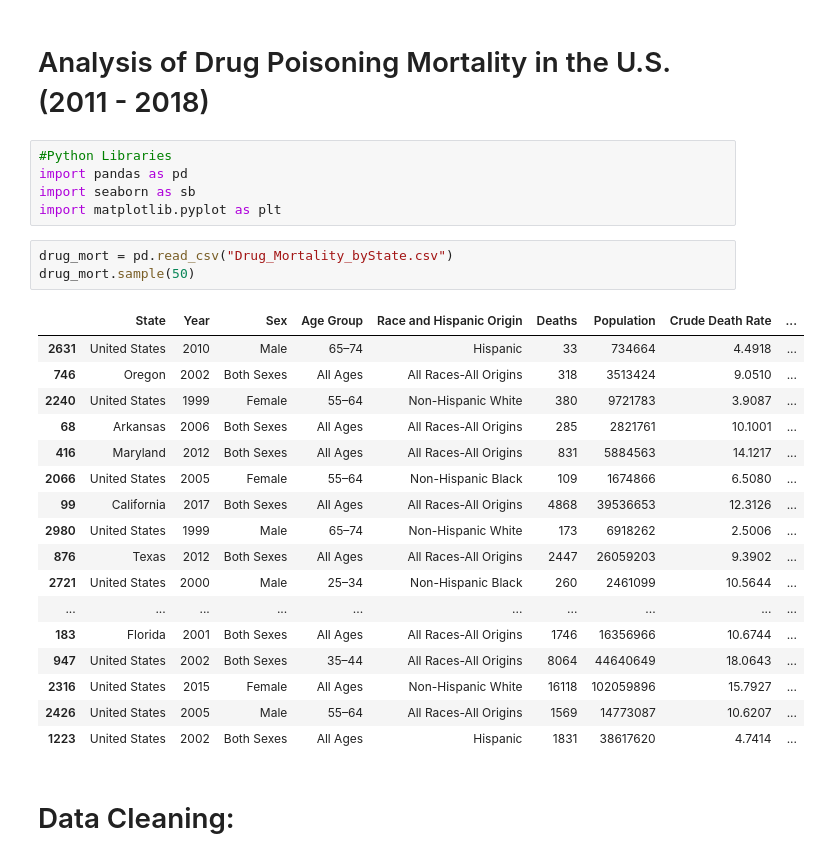
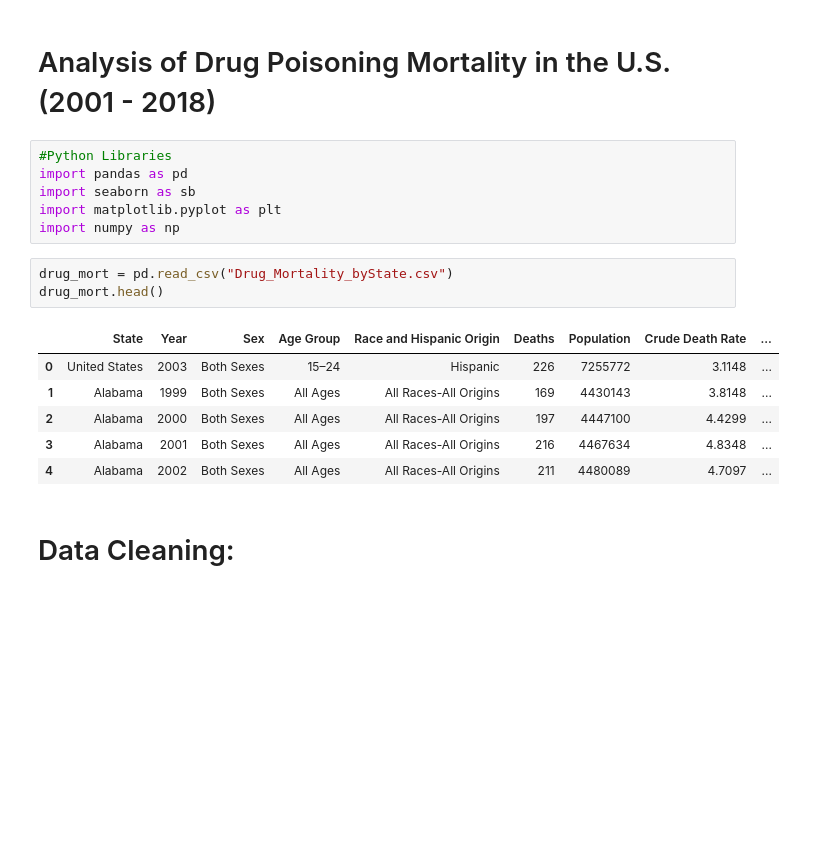
Before and after one commit to cwaggles/TOOL1_FINAL_PROJECT, a Jupyter notebook: Data Science Tools 1 - Final Project.ipynb, the cells around one changed output. Drawn from its saved outputs; the diff is of its cells as text; blank space fills up the shorter version.

```diff
--- a/Data Science Tools 1 - Final Project.ipynb
+++ b/Data Science Tools 1 - Final Project.ipynb
@@ -1,31 +1,21 @@
 # %% [markdown]
-# Analysis of Drug Poisoning Mortality in the U.S. (2011 - 2018)
+# Analysis of Drug Poisoning Mortality in the U.S. (2001 - 2018)
 # %%
 #Python Libraries
 import pandas as pd
 import seaborn as sb
 import matplotlib.pyplot as plt
+import numpy as np
 # %%
 drug_mort = pd.read_csv("Drug_Mortality_byState.csv")
-drug_mort.sample(50)
+drug_mort.head()
 # %% [output]
 |  | State | Year | Sex | Age Group | Race and Hispanic Origin | Deaths | Population | Crude Death Rate | ... |
-| 2631 | United States | 2010 | Male | 65–74 | Hispanic | 33 | 734664 | 4.4918 | ... |
-| 746 | Oregon | 2002 | Both Sexes | All Ages | All Races-All Origins | 318 | 3513424 | 9.0510 | ... |
-| 2240 | United States | 1999 | Female | 55–64 | Non-Hispanic White | 380 | 9721783 | 3.9087 | ... |
-| 68 | Arkansas | 2006 | Both Sexes | All Ages | All Races-All Origins | 285 | 2821761 | 10.1001 | ... |
-| 416 | Maryland | 2012 | Both Sexes | All Ages | All Races-All Origins | 831 | 5884563 | 14.1217 | ... |
-| 2066 | United States | 2005 | Female | 55–64 | Non-Hispanic Black | 109 | 1674866 | 6.5080 | ... |
-| 99 | California | 2017 | Both Sexes | All Ages | All Races-All Origins | 4868 | 39536653 | 12.3126 | ... |
-| 2980 | United States | 1999 | Male | 65–74 | Non-Hispanic White | 173 | 6918262 | 2.5006 | ... |
-| 876 | Texas | 2012 | Both Sexes | All Ages | All Races-All Origins | 2447 | 26059203 | 9.3902 | ... |
-| 2721 | United States | 2000 | Male | 25–34 | Non-Hispanic Black | 260 | 2461099 | 10.5644 | ... |
-| ... | ... | ... | ... | ... | ... | ... | ... | ... | ... |
-| 183 | Florida | 2001 | Both Sexes | All Ages | All Races-All Origins | 1746 | 16356966 | 10.6744 | ... |
-| 947 | United States | 2002 | Both Sexes | 35–44 | All Races-All Origins | 8064 | 44640649 | 18.0643 | ... |
-| 2316 | United States | 2015 | Female | All Ages | Non-Hispanic White | 16118 | 102059896 | 15.7927 | ... |
-| 2426 | United States | 2005 | Male | 55–64 | All Races-All Origins | 1569 | 14773087 | 10.6207 | ... |
-| 1223 | United States | 2002 | Both Sexes | All Ages | Hispanic | 1831 | 38617620 | 4.7414 | ... |
+| 0 | United States | 2003 | Both Sexes | 15–24 | Hispanic | 226 | 7255772 | 3.1148 | ... |
+| 1 | Alabama | 1999 | Both Sexes | All Ages | All Races-All Origins | 169 | 4430143 | 3.8148 | ... |
+| 2 | Alabama | 2000 | Both Sexes | All Ages | All Races-All Origins | 197 | 4447100 | 4.4299 | ... |
+| 3 | Alabama | 2001 | Both Sexes | All Ages | All Races-All Origins | 216 | 4467634 | 4.8348 | ... |
+| 4 | Alabama | 2002 | Both Sexes | All Ages | All Races-All Origins | 211 | 4480089 | 4.7097 | ... |
 # %% [markdown]
 # Data Cleaning:
 # %% [markdown]
```
Also changed, not shown: parts of 20 cells of this notebook.
